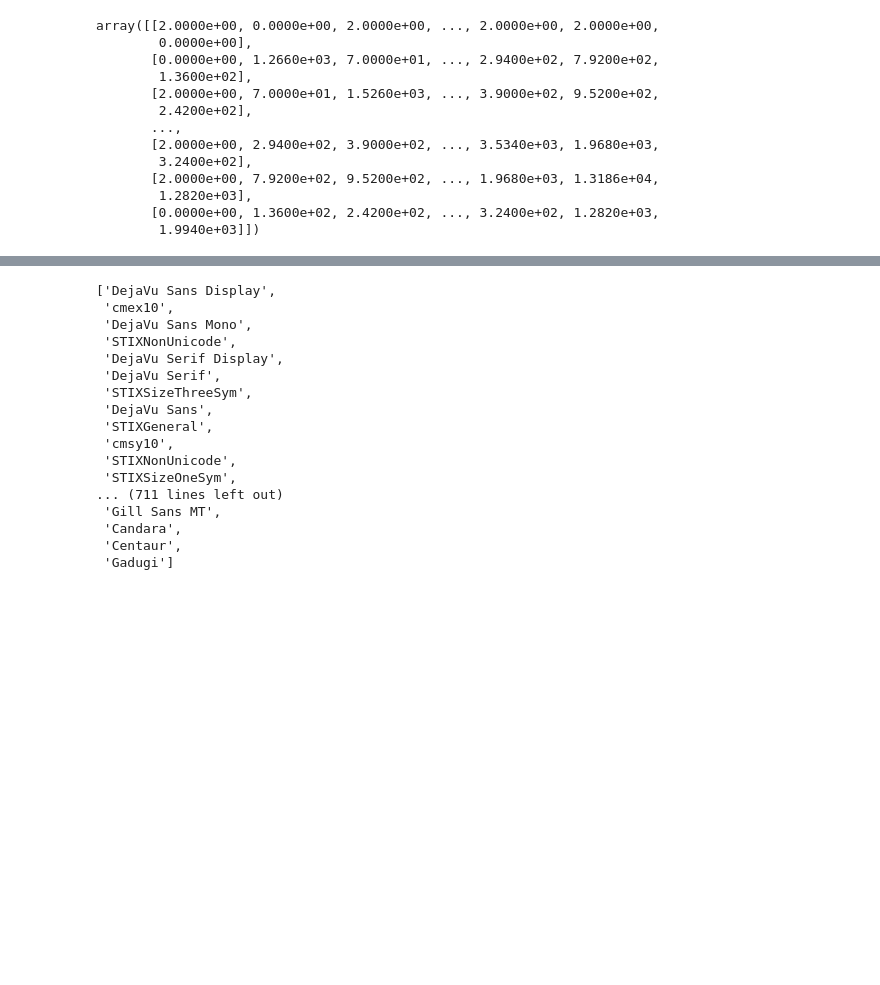
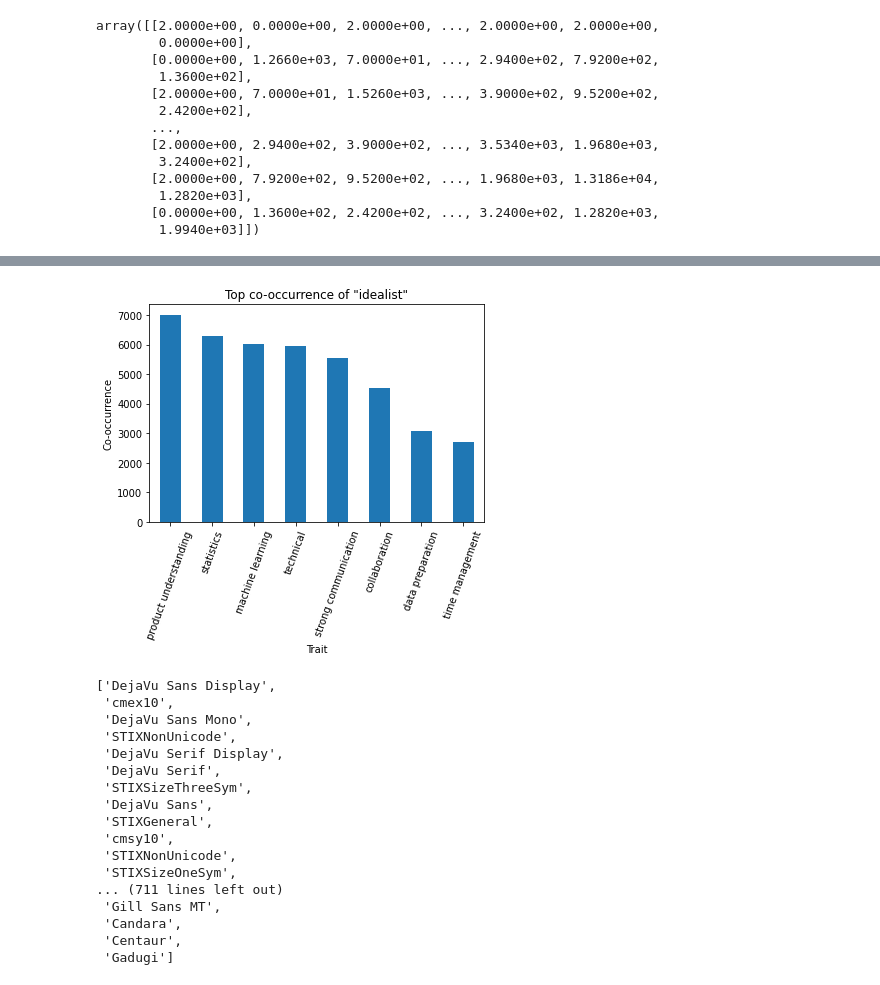
Before and after one commit to Cing2/2AMD20_knowledge, a Jupyter notebook: analysis/jop_postings.ipynb, the cells around one changed output, grey strips where cells are left out. Drawn from its saved outputs; the diff is of its cells as text; code cells hidden in the pictures; blank space fills up the shorter version.

Commit message:
more plots

```diff
--- a/analysis/jop_postings.ipynb
+++ b/analysis/jop_postings.ipynb
@@ -563,0 +568,4 @@ array([[2.0000e+00, 0.0000e+00, 2.0000e+00, ..., 2.0000e+00, 2.0000e+00,
+# %%
+df_sum  = pd.DataFrame(total_word_cooccurrence[total_word_cooccurrence.sum(axis=1).argmax()], index=article_terms.all_traits_skills, columns=['Co-occurrence'])
+df_sum.sort_values('Co-occurrence', ascending=False, inplace=True)
+df_sum
@@ -564,3 +590,14 @@ array([[2.0000e+00, 0.0000e+00, 2.0000e+00, ..., 2.0000e+00, 2.0000e+00,
+# %%
+df_sum = df_sum[1:10]
+ax = df_sum['Co-occurrence'].plot(kind='bar')
+ax.set_xticklabels(df_sum.index)
+ax.tick_params(axis="x", rotation=70)
+plt.ylabel('Co-occurrence')
+plt.xlabel('Trait')
+plt.title('Top co-occurrence of "idealist"')
+plt.savefig('../images/hist_idealist_cooccurence')
+# %% [output]
+[figure, added]
 # %%
 import networkx as nx
 import article_terms
```
Also changed, not shown: parts of 3 cells of this notebook, 1 other file.
